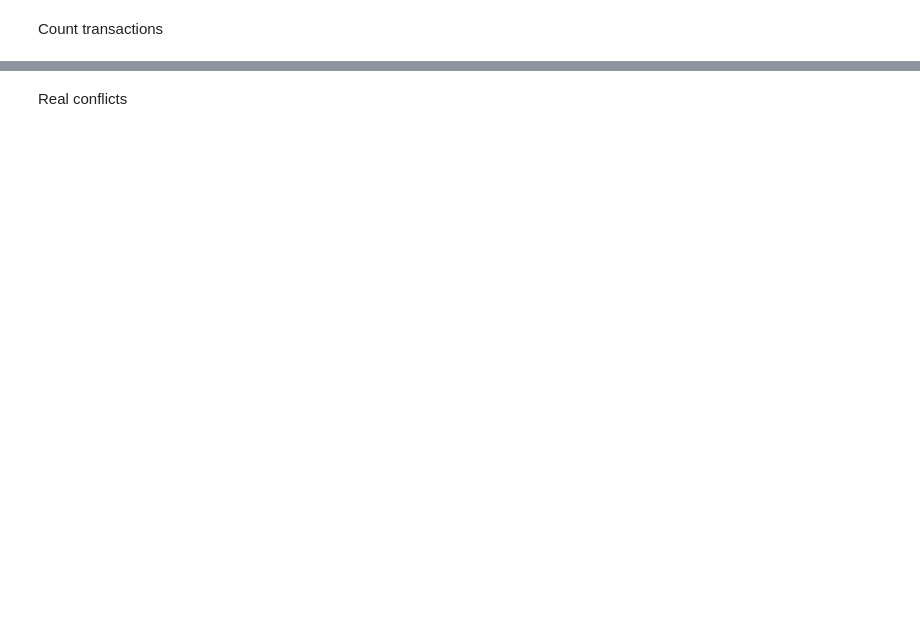
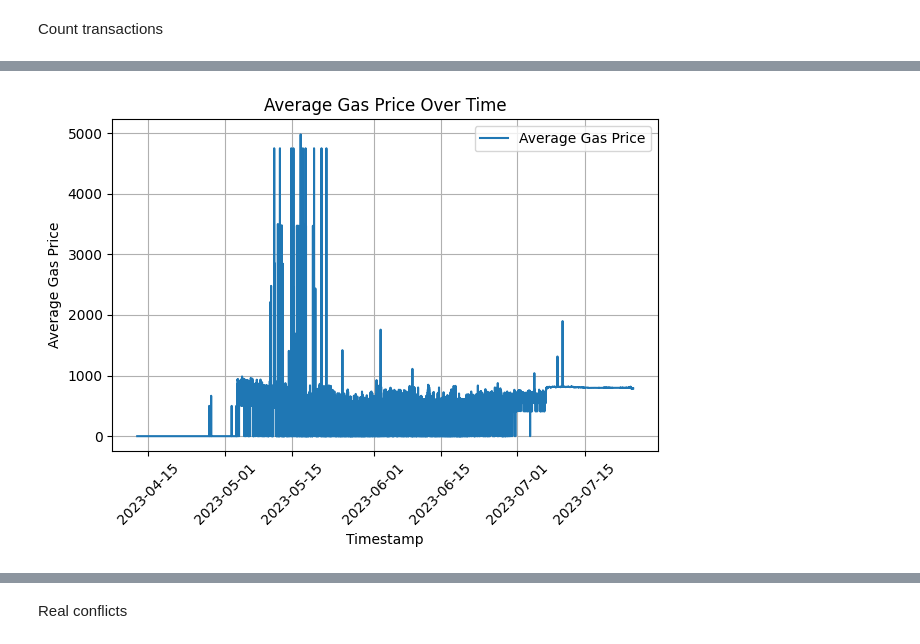
Before and after one commit to krdecade-0/sui_analysis_code, a Jupyter notebook: analysis.ipynb, the cells around one changed output, grey strips where cells are left out. Saved outputs shown, nothing was run; the diff lists cells and outputs as text; code cells hidden in the pictures; blank space fills up the shorter version.

```diff
--- a/analysis.ipynb
+++ b/analysis.ipynb
@@ -27,0 +101,37 @@ Total system tx: 779426
+# %%
+cur.execute("""
+    SELECT
+        c.timestamp,
+        AVG(t.gas_price) AS avg_gas_price
+    FROM transactions t
+    JOIN checkpoints c
+        ON t.checkpoint_sequence = c.sequence_number
+    GROUP BY c.timestamp
+    ORDER BY c.timestamp;
+""")
+
+rows = cur.fetchall()
+
+df = pd.DataFrame(rows, columns=["timestamp", "avg_gas_price"])
+
+df["timestamp"] = pd.to_datetime(df["timestamp"])
+
+plt.figure()
+plt.plot(df["timestamp"], df["avg_gas_price"], label="Average Gas Price")
+
+plt.xlabel("Timestamp")
+plt.ylabel("Average Gas Price")
+plt.title("Average Gas Price Over Time")
+plt.legend()
+plt.grid(True)
+
+ax = plt.gca()
+ax.xaxis.set_major_locator(mdates.AutoDateLocator())
+ax.xaxis.set_major_formatter(mdates.DateFormatter("%Y-%m-%d"))
+
+plt.xticks(rotation=45)
+
+plt.tight_layout()
+plt.show()
+# %% [output]
+[figure, added]
```
Also changed, not shown: parts of 10 cells of this notebook, 10 other files.
